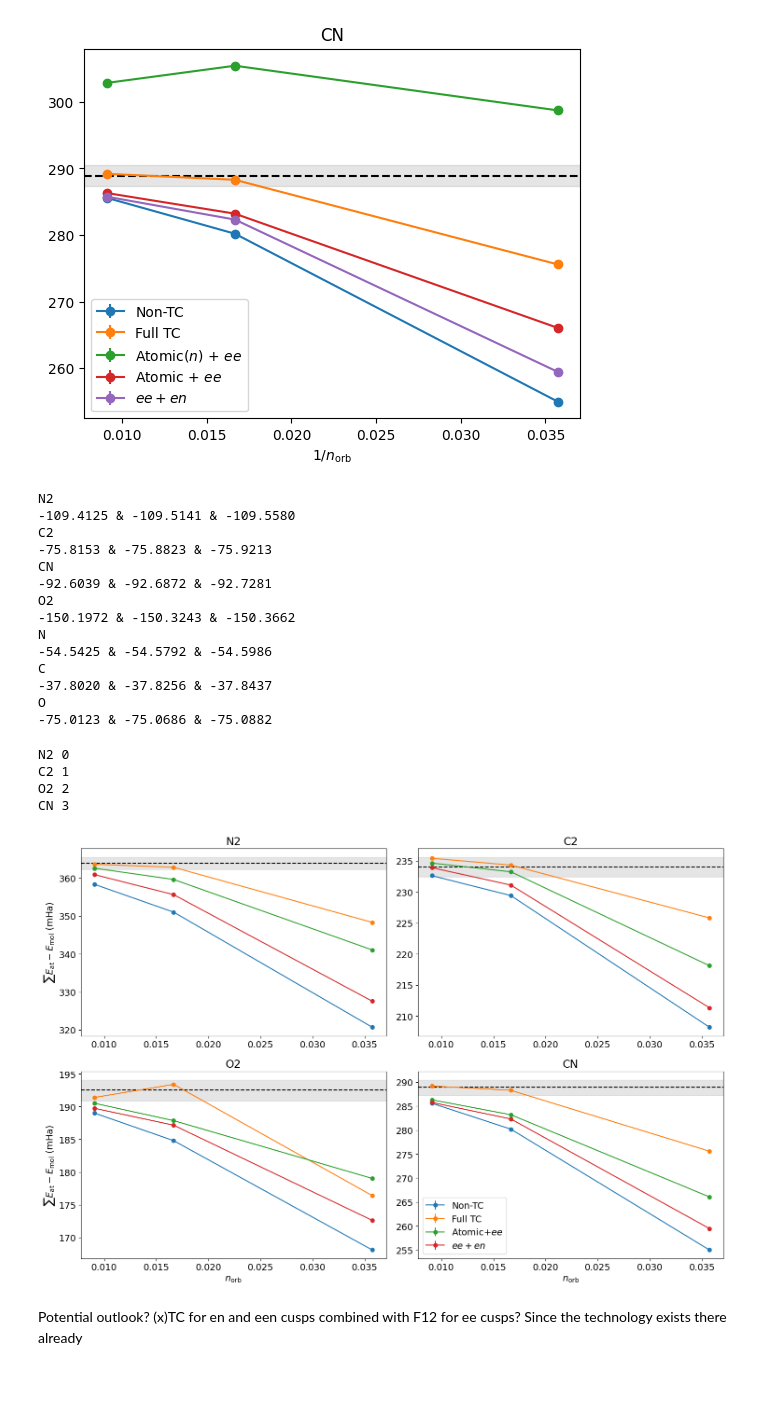
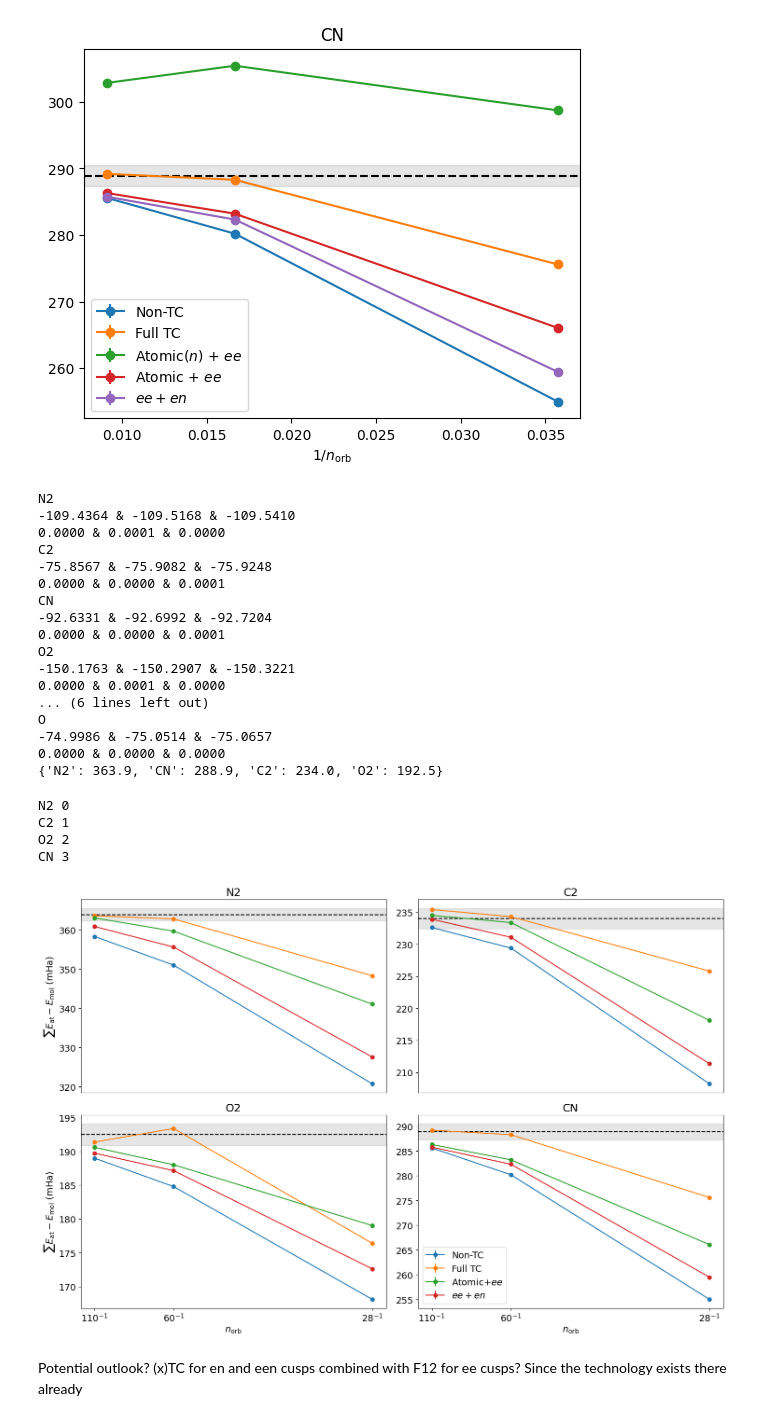
Before and after one commit to jphaupt/phdthesis_haupt, a Jupyter notebook: figures/universal/notes.ipynb, the cells around one changed output. Cells and saved outputs as stored; diff of their text form; code cells hidden in the pictures; blank space fills up the shorter version.

```diff
--- a/figures/universal/notes.ipynb
+++ b/figures/universal/notes.ipynb
@@ -364,35 +365,44 @@ def diff_print4latex(diffdf):
     for p in diffdf.keys()[:-1]:
         print(p)
         for b in diffdf[p].keys():
-            print(f"{diffdf[p][b].n:.4f}", end=' & ')
+            print(f"{diffdf[p][b].n:.1f}", end=' & ')
+        print()
+        for b in diffdf[p].keys():
+            print(f"{diffdf[p][b].s:.1f}", end=' & ')
         print()
         # print(diff_Aee2[p], end=' & ')
 def df_print4latex(df):
     for p in df["system"]:
         print(f"{p}")
-        tmpdf = df[df_Aee["system"]==p]
+        tmpdf = df[df["system"]==p]
         # print(tmpdf["vdz"])
         print(f"{tmpdf["vdz"].iloc[0].n:.4f} & {tmpdf["vtz"].iloc[0].n:.4f} & {tmpdf["vqz"].iloc[0].n:.4f}")
+        print(f"{tmpdf["vdz"].iloc[0].s:.4f} & {tmpdf["vtz"].iloc[0].s:.4f} & {tmpdf["vqz"].iloc[0].s:.4f}")
     # print(f"{tmpdf["vdz"][0]} & {tmpdf["vtz"]} & {tmpdf["vqz"]}")
 # display_formatted(df_full)
-df_print4latex(df_uni)
+df_print4latex(df_Aee2)
 # diff_print4latex(diff_Aee2)
+print(exact)
 # %% [output]
 N2
--109.4125 & -109.5141 & -109.5580
+-109.4364 & -109.5168 & -109.5410
+0.0000 & 0.0001 & 0.0000
 C2
--75.8153 & -75.8823 & -75.9213
+-75.8567 & -75.9082 & -75.9248
+0.0000 & 0.0000 & 0.0001
 CN
--92.6039 & -92.6872 & -92.7281
+-92.6331 & -92.6992 & -92.7204
+0.0000 & 0.0000 & 0.0001
 O2
--150.1972 & -150.3243 & -150.3662
-N
--54.5425 & -54.5792 & -54.5986
-C
--37.8020 & -37.8256 & -37.8437
+-150.1763 & -150.2907 & -150.3221
+0.0000 & 0.0001 & 0.0000
+... (6 lines left out)
 O
--75.0123 & -75.0686 & -75.0882
+-74.9986 & -75.0514 & -75.0657
+0.0000 & 0.0000 & 0.0000
+{'N2': 363.9, 'CN': 288.9, 'C2': 234.0, 'O2': 192.5}
 # %%
+
 
 with plt.rc_context({'font.size': 14}):
     fig, axs = plt.subplots(2, 2, figsize=(15, 10))
@@ -429,34 +439,40 @@ with plt.rc_context({'font.size': 14}):
         #                    fmt='o-', label=r"Atomic($n$)+$ee$"
         #                    )
         axs[r, c].errorbar(norb_rec,
                            [x.n for x in diff_Aee2[system]],
                            yerr=[x.s for x in diff_Aee2[system]],
                            fmt='o-', label=r"Atomic+$ee$"
                            )
         axs[r, c].errorbar(norb_rec,
                            [x.n for x in diff_uni[system]],
                            yerr=[x.s for x in diff_uni[system]],
                            fmt='o-', label=r"$ee+en$"
                            )
         axs[r, c].axhline(exact[system], color="black", linestyle="--")
         axs[r, c].axhspan(exact[system]-1.6, exact[system]+1.6, alpha=0.2, color='gray')
         axs[r, c].set_title(system)
         if r == 1:
             axs[r, c].set_xlabel(r"$n_{\rm orb}$")
         if c == 0:
             axs[r, c].set_ylabel(r"$\sum E_{\rm at} - E_{\rm mol}$ (mHa)")
 
 
         acc += 1
     plt.legend()
+    axs[1, 0].set_xticks([1/28, 1/60, 1/110])
+    axs[1, 0].set_xticklabels([r"$28^{-1}$", r"$60^{-1}$", r"$110^{-1}$"])
+    axs[1, 1].set_xticks([1/28, 1/60, 1/110])
+    axs[1, 1].set_xticklabels([r"$28^{-1}$", r"$60^{-1}$", r"$110^{-1}$"])
+    axs[0, 0].set_xticks([], [])
+    axs[0, 1].set_xticks([], [])
     plt.tight_layout()
     plt.savefig("atomisation_energies.pdf")
 # %% [output]
 N2 0
 C2 1
 O2 2
 CN 3
-[figure, old version]
+[figure, new version]
 # %% [markdown]
 Potential outlook? (x)TC for en and een cusps combined with F12 for ee cusps? Since the technology exists there already
 # %% [markdown]
```
Also changed, not shown: parts of 2 cells of this notebook, 18 other files.
